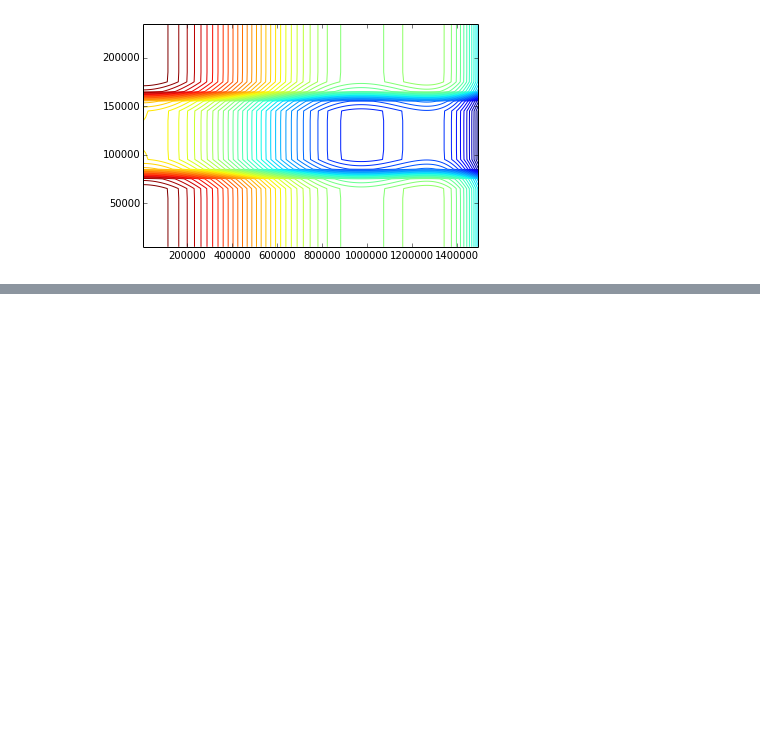
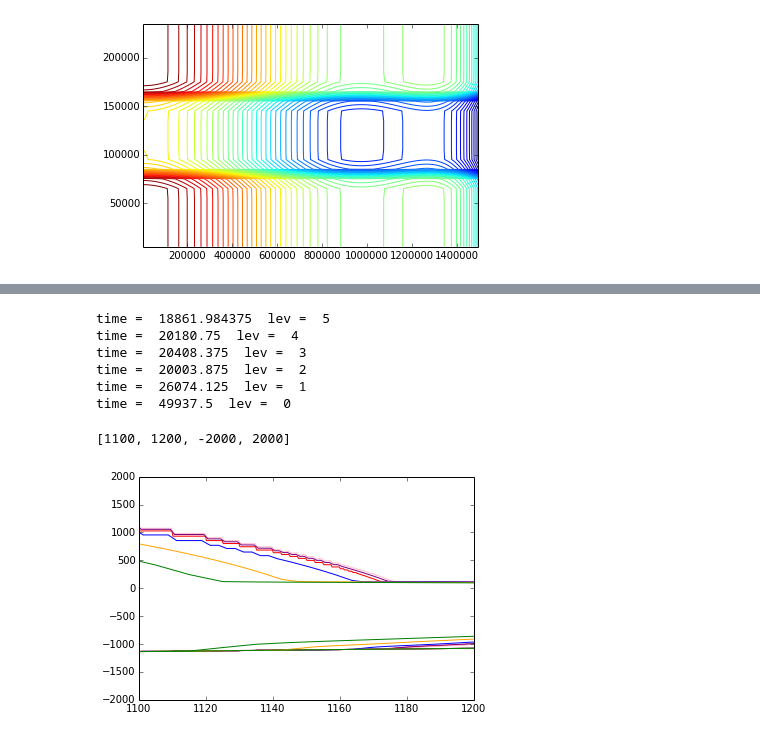
Before and after one commit to ggslc/labnotetest, a Jupyter notebook: initial_mismip_ng.ipynb, the cells around one changed output, grey strips where cells are left out. Cells and saved outputs as stored; diff of their text form; code cells hidden in the pictures; blank space fills up the shorter version.

```diff
--- a/initial_mismip_ng.ipynb
+++ b/initial_mismip_ng.ipynb
@@ -108,0 +177,33 @@ def friction(x,y,t,thck,topg):
+# %%
+
+
+f = plt.figure()
+scale = 1.0e+3
+lev=5
+
+lev=5
+addfl(f,'data/MISMIPNG/lazyspinup/plot.ghgChannel.l1l2.5lev.Chombo.124000.2d.hdf5',lev,scale,'red')
+
+lev=4
+addfl(f,'data/MISMIPNG/lazyspinup/plot.ghgChannel.l1l2.4lev.Chombo.101900.2d.hdf5',lev,scale,'pink')
+
+lev=3
+addfl(f,'data/MISMIPNG/lazyspinup/plot.ghgChannel.l1l2.3lev.Chombo.066300.2d.hdf5',lev,scale,'purple')
+
+lev=2
+addfl(f,'data/MISMIPNG/spinup/plot.ghgChannel.l1l2.2lev.Chombo.050700.2d.hdf5',lev,scale,'blue')
+
+lev=1
+addfl(f,'data/MISMIPNG/spinup/plot.ghgChannel.l1l2.1lev.Chombo.062300.2d.hdf5',lev,scale,'orange')
+lev=0
+addfl(f,'data/MISMIPNG/spinup/plot.ghgChannel.l1l2.0lev.Chombo.088000.2d.hdf5',lev,scale,'green')
+plt.axis([1100,1200,-2000,2000])
+# %% [output]
+time =  18861.984375  lev =  5
+time =  20180.75  lev =  4
+time =  20408.375  lev =  3
+time =  20003.875  lev =  2
+time =  26074.125  lev =  1
+time =  49937.5  lev =  0
+[1100, 1200, -2000, 2000]
+[figure, added]
```
Also changed, not shown: parts of 11 cells of this notebook.
